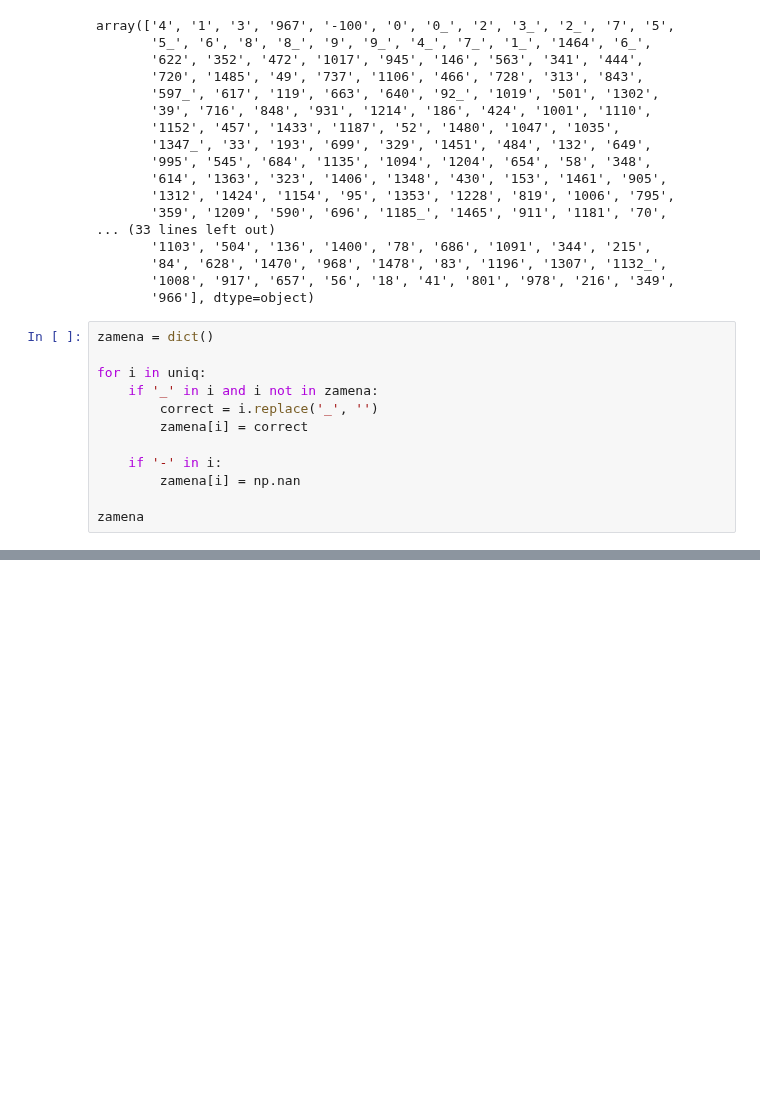
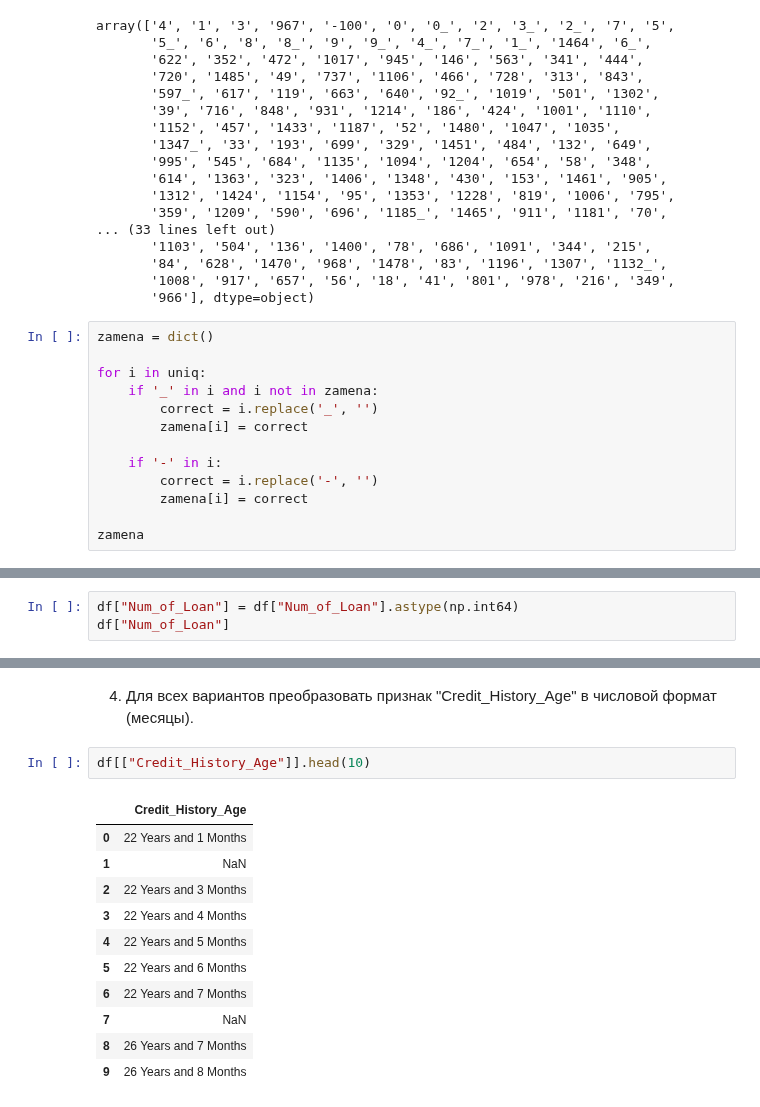
Before and after one commit to Ghukii/TMP-4sem-, a Jupyter notebook: Задание_6/Задание_6_13.ipynb, the cells around one changed output, grey strips where cells are left out. Cells and saved outputs as stored; diff of their text form; blank space fills up the shorter version.

```diff
--- a/Задание_6/Задание_6_13.ipynb
+++ b/Задание_6/Задание_6_13.ipynb
@@ -76,7 +76,8 @@ for i in uniq:
         zamena[i] = correct
 
     if '-' in i:
-        zamena[i] = np.nan
+        correct = i.replace('-', '')
+        zamena[i] = correct
 
 zamena
 # %% [output]
@@ -120,0 +134,3 @@ array(['4', '1', '3', '967', nan, '0', '2', '7', '5', '6', '8', '9',
+# %%
+df["Num_of_Loan"] = df["Num_of_Loan"].astype(np.int64)
+df["Num_of_Loan"]
@@ -120,0 +150,16 @@ array(['4', '1', '3', '967', nan, '0', '2', '7', '5', '6', '8', '9',
+# %% [markdown]
+4. Для всех вариантов преобразовать признак "Credit_History_Age" в числовой формат (месяцы).
+# %%
+df[["Credit_History_Age"]].head(10)
+# %% [output]
+|  | Credit_History_Age |
+| 0 | 22 Years and 1 Months |
+| 1 | NaN |
+| 2 | 22 Years and 3 Months |
+| 3 | 22 Years and 4 Months |
+| 4 | 22 Years and 5 Months |
+| 5 | 22 Years and 6 Months |
+| 6 | 22 Years and 7 Months |
+| 7 | NaN |
+| 8 | 26 Years and 7 Months |
+| 9 | 26 Years and 8 Months |
```
Also changed, not shown: parts of 11 cells of this notebook.
